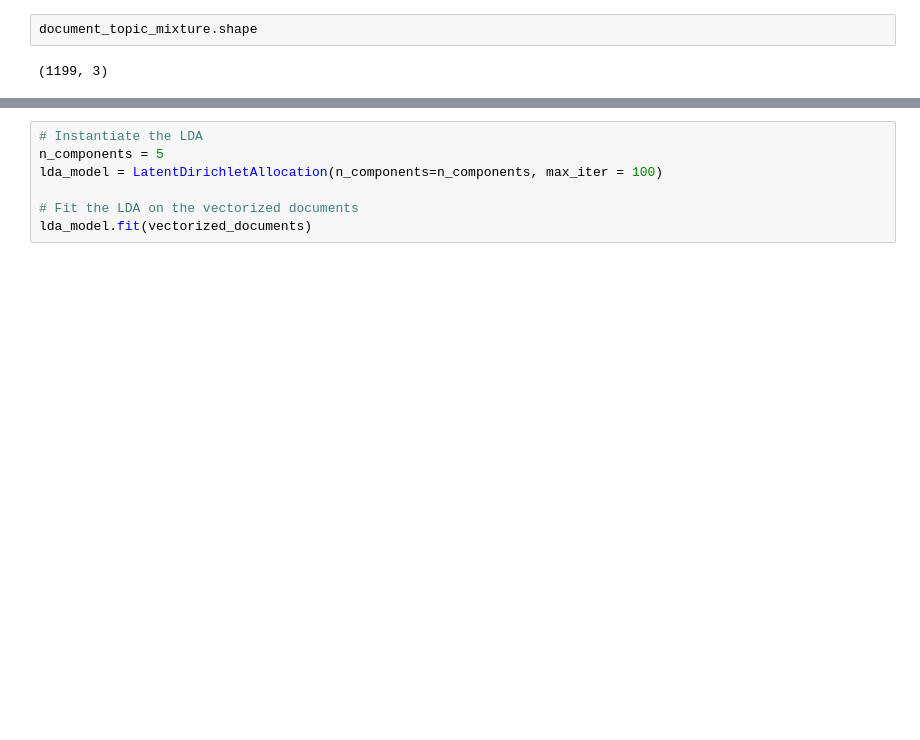
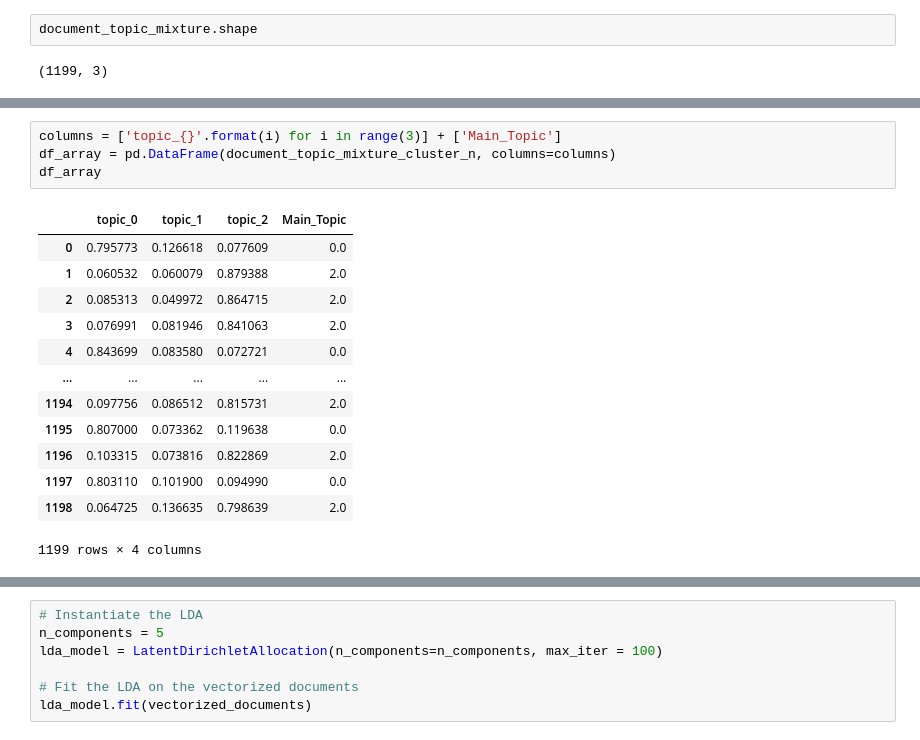
Before and after one commit to nawar82/ResearchTopicsRanker, a Jupyter notebook: notebooks/lda-test.ipynb, the cells around one changed output, grey strips where cells are left out. Saved outputs shown, nothing was run; the diff lists cells and outputs as text; blank space fills up the shorter version.

```diff
--- a/notebooks/lda-test.ipynb
+++ b/notebooks/lda-test.ipynb
@@ -203,0 +232,18 @@ array([[0.08797973, 0.07726354, 0.83475673],
+# %%
+columns = ['topic_{}'.format(i) for i in range(3)] + ['Main_Topic']
+df_array = pd.DataFrame(document_topic_mixture_cluster_n, columns=columns)
+df_array
+# %% [output]
+|  | topic_0 | topic_1 | topic_2 | Main_Topic |
+| 0 | 0.795773 | 0.126618 | 0.077609 | 0.0 |
+| 1 | 0.060532 | 0.060079 | 0.879388 | 2.0 |
+| 2 | 0.085313 | 0.049972 | 0.864715 | 2.0 |
+| 3 | 0.076991 | 0.081946 | 0.841063 | 2.0 |
+| 4 | 0.843699 | 0.083580 | 0.072721 | 0.0 |
+| ... | ... | ... | ... | ... |
+| 1194 | 0.097756 | 0.086512 | 0.815731 | 2.0 |
+| 1195 | 0.807000 | 0.073362 | 0.119638 | 0.0 |
+| 1196 | 0.103315 | 0.073816 | 0.822869 | 2.0 |
+| 1197 | 0.803110 | 0.101900 | 0.094990 | 0.0 |
+| 1198 | 0.064725 | 0.136635 | 0.798639 | 2.0 |
+1199 rows × 4 columns
```
Also changed, not shown: parts of 9 cells of this notebook, 1 other file.
